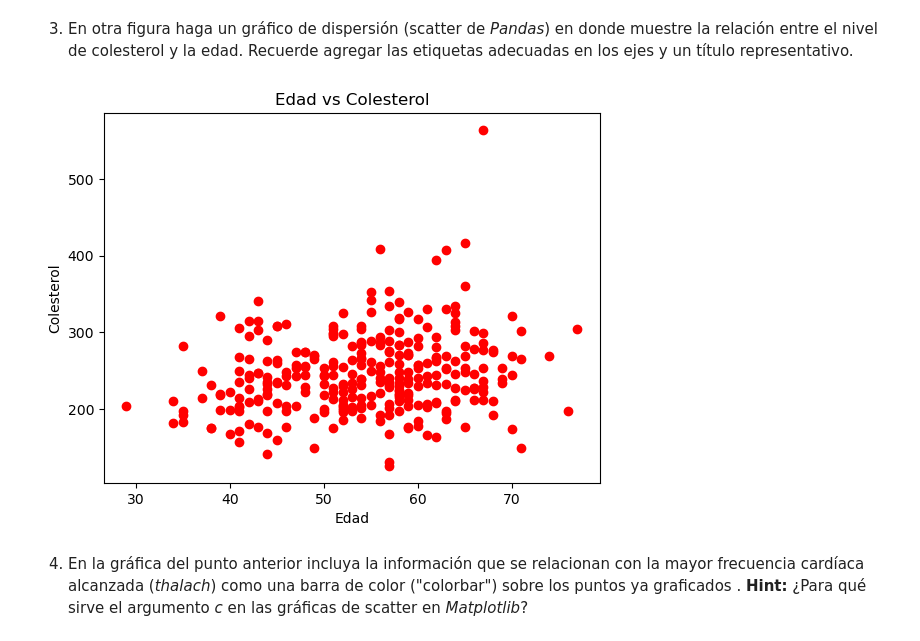
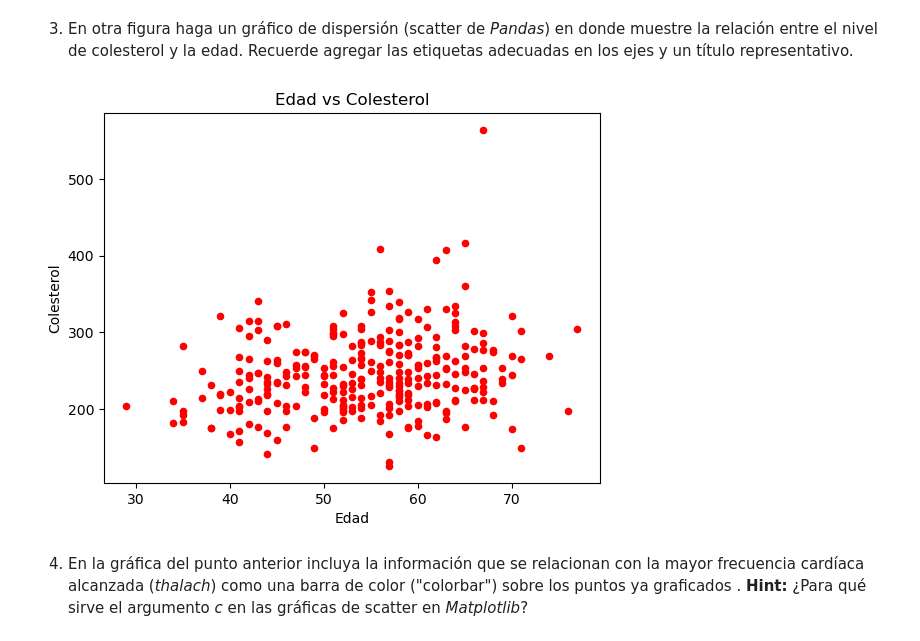
Before and after one commit to ElIngeJuan/IBIO-2440-Laboratorios-ML, a Jupyter notebook: Laboratorio_3_20251/Laboratorio_3_20251.ipynb, the cells around one changed output. Drawn from its saved outputs; the diff is of its cells as text; code cells hidden in the pictures.

```diff
--- a/Laboratorio_3_20251/Laboratorio_3_20251.ipynb
+++ b/Laboratorio_3_20251/Laboratorio_3_20251.ipynb
@@ -99,12 +99,12 @@ plt.show()
 # %%
 #age y chol
 
-plt.scatter(df["age"], df["chol"], color='red')
+df.plot.scatter("age", "chol", color='red')
 plt.title("Edad vs Colesterol")
 plt.xlabel("Edad")
 plt.ylabel("Colesterol")
 plt.show()
 # %% [output]
-[figure, old version]
+[figure, new version]
 # %% [markdown]
 4. En la gráfica del punto anterior incluya la información que se relacionan con la mayor frecuencia cardíaca alcanzada (*thalach*) como una barra de color ("colorbar") sobre los puntos ya graficados . **Hint:** ¿Para qué sirve el argumento *c* en las gráficas de scatter en *Matplotlib*?
```
Also changed, not shown: parts of 1 cell of this notebook.
